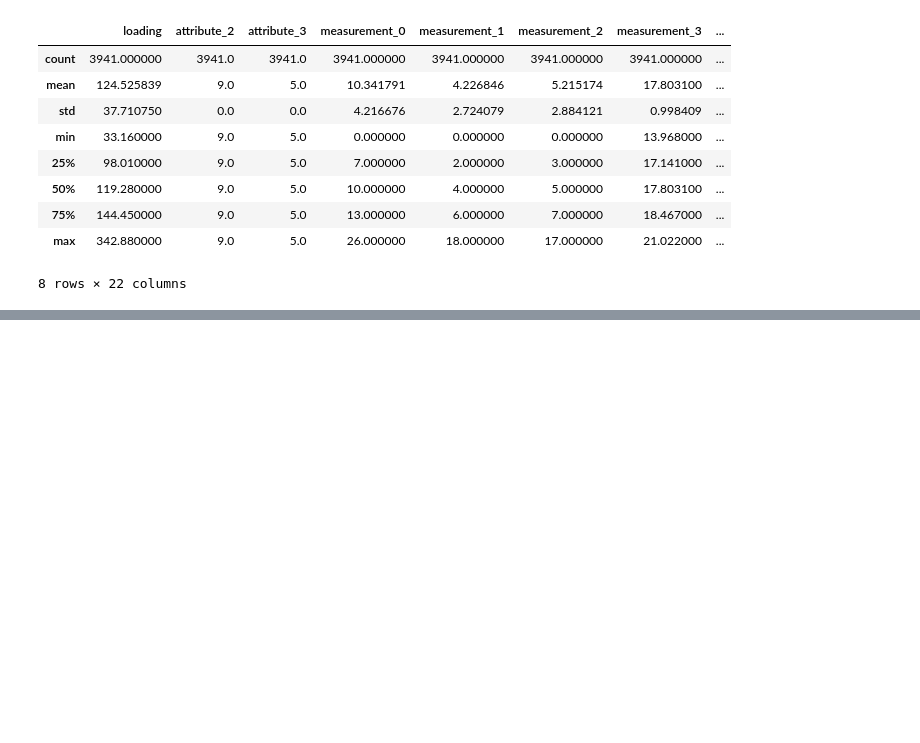
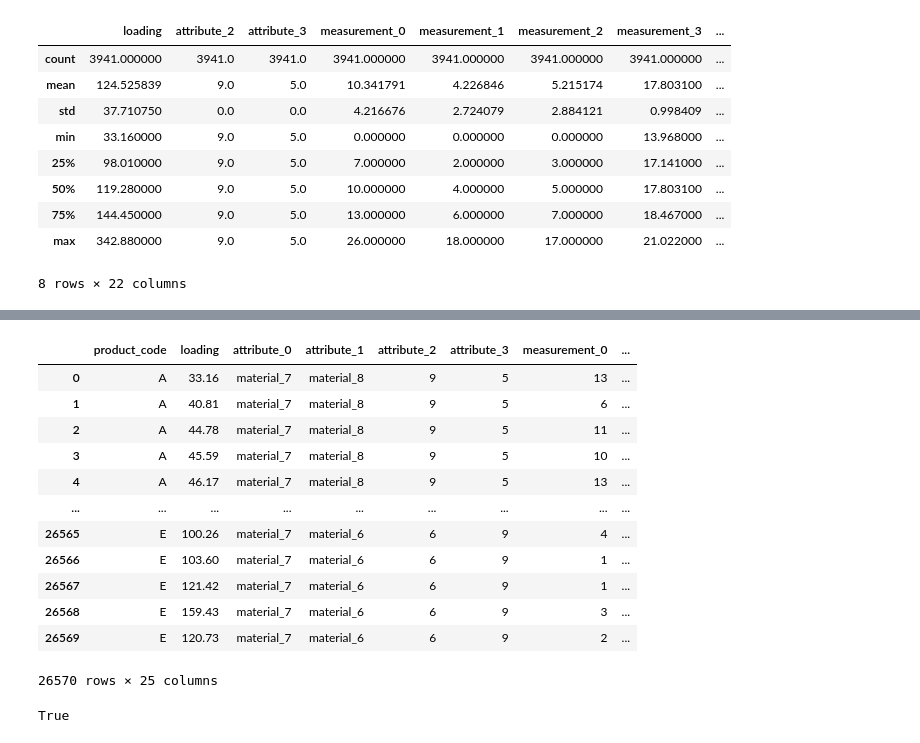
Before and after one commit to sjhh4/Tabular_Playground_Series_Aug_2022, a Jupyter notebook: first_preprocessing_fillna.ipynb, the cells around one changed output, grey strips where cells are left out. Drawn from its saved outputs; the diff is of its cells as text; code cells hidden in the pictures; blank space fills up the shorter version.

```diff
--- a/EDAtrial.ipynb
+++ b/first_preprocessing_fillna.ipynb
@@ -824,0 +999,21 @@ len(train[train['failure'] == 1]) / (len(train[train['failure'] == 0]) + len(tra
+# %%
+df = pd.concat([train_A_0, train_A_1, train_B_0, train_B_1, train_C_0, train_C_1, train_D_0, train_D_1, train_E_0, train_E_1], ignore_index = True)
+df
+# %% [output]
+|  | product_code | loading | attribute_0 | attribute_1 | attribute_2 | attribute_3 | measurement_0 | ... |
+| 0 | A | 33.16 | material_7 | material_8 | 9 | 5 | 13 | ... |
+| 1 | A | 40.81 | material_7 | material_8 | 9 | 5 | 6 | ... |
+| 2 | A | 44.78 | material_7 | material_8 | 9 | 5 | 11 | ... |
+| 3 | A | 45.59 | material_7 | material_8 | 9 | 5 | 10 | ... |
+| 4 | A | 46.17 | material_7 | material_8 | 9 | 5 | 13 | ... |
+| ... | ... | ... | ... | ... | ... | ... | ... | ... |
+| 26565 | E | 100.26 | material_7 | material_6 | 6 | 9 | 4 | ... |
+| 26566 | E | 103.60 | material_7 | material_6 | 6 | 9 | 1 | ... |
+| 26567 | E | 121.42 | material_7 | material_6 | 6 | 9 | 1 | ... |
+| 26568 | E | 159.43 | material_7 | material_6 | 6 | 9 | 3 | ... |
+| 26569 | E | 120.73 | material_7 | material_6 | 6 | 9 | 2 | ... |
+26570 rows × 25 columns
+# %%
+train.shape == df.shape
+# %% [output]
+True
```
Also changed, not shown: parts of 31 cells of this notebook, 1 other file.
